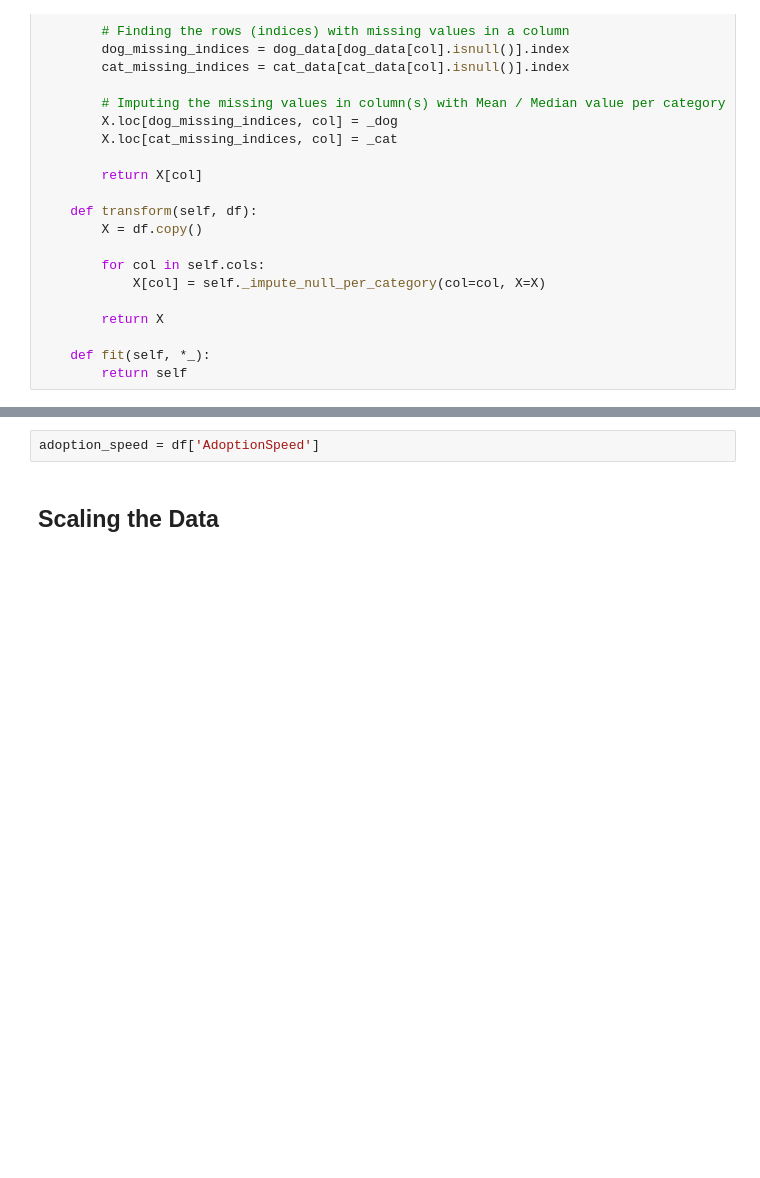
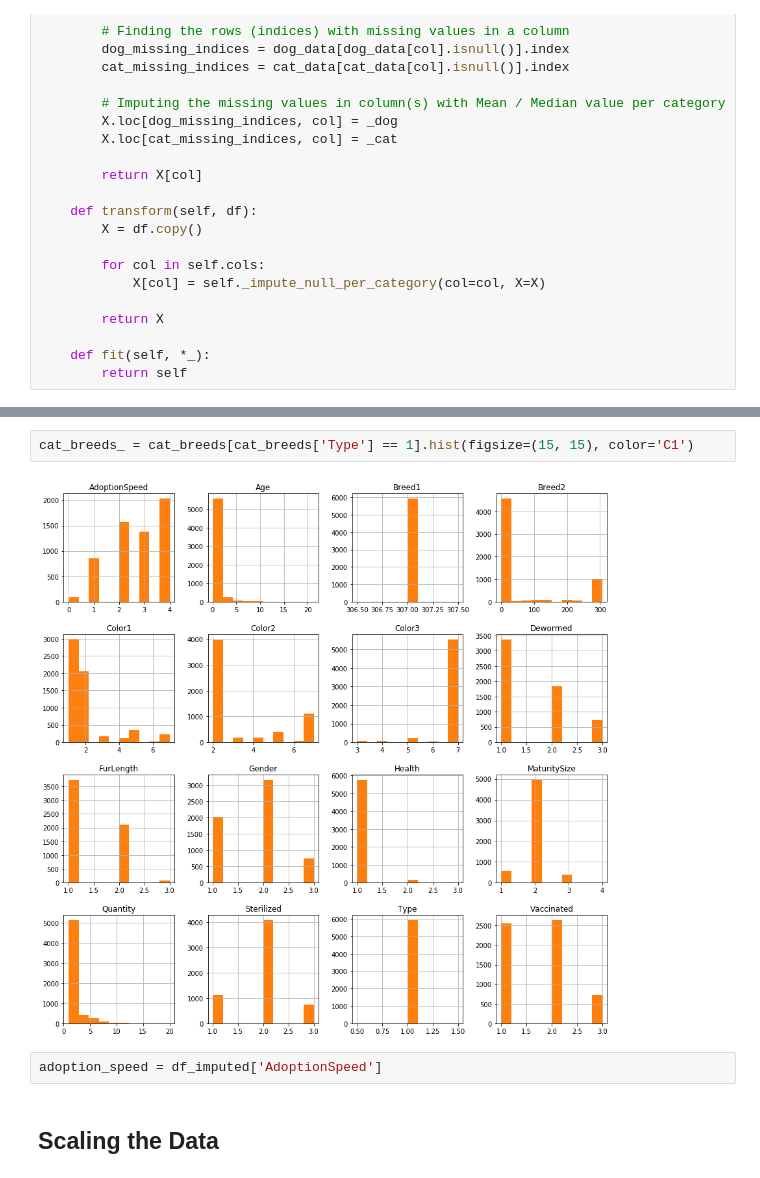
Before and after one commit to maheshbabugorantla/PetAdoption-Prediction, a Jupyter notebook: Kaggle-Notebook.ipynb, the cells around one changed output, grey strips where cells are left out. Saved outputs shown, nothing was run; the diff lists cells and outputs as text; blank space fills up the shorter version.

```diff
--- a/Kaggle-Notebook.ipynb
+++ b/Kaggle-Notebook.ipynb
@@ -389,5 +398,9 @@ dtype: int64
+# %%
+cat_breeds_ = cat_breeds[cat_breeds['Type'] == 1].hist(figsize=(15, 15), color='C1')
+# %% [output]
+[figure, added]
 # %%
-adoption_speed = df['AdoptionSpeed']
+adoption_speed = df_imputed['AdoptionSpeed']
 # %% [markdown]
 ## Scaling the Data
 # %%
```
Also changed, not shown: parts of 8 cells of this notebook.
